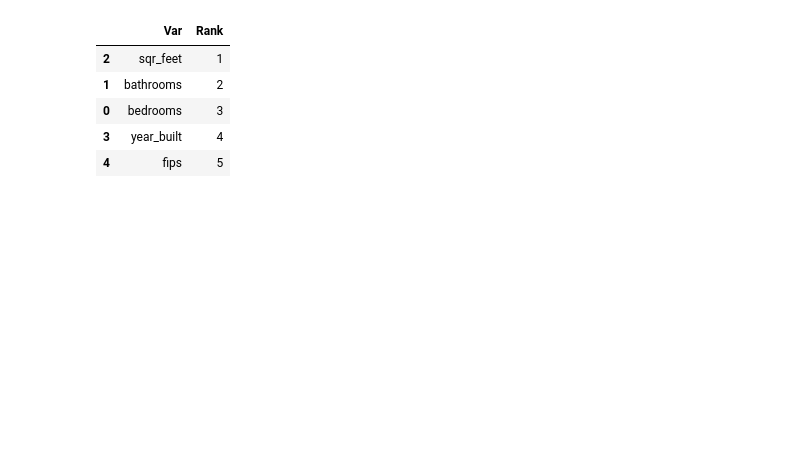
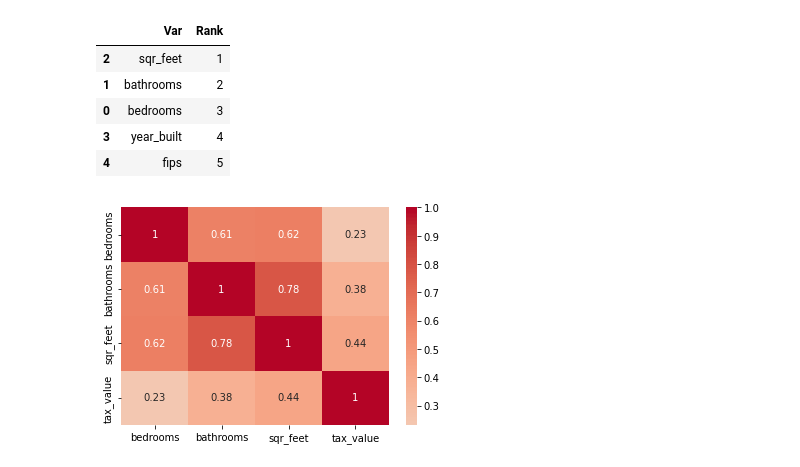
Before and after one commit to BraedenWright/regression-project, a Jupyter notebook: zillow_workbook.ipynb, the cells around one changed output. Cells and saved outputs as stored; diff of their text form; code cells hidden in the pictures; blank space fills up the shorter version.

```diff
--- a/zillow_workbook.ipynb
+++ b/zillow_workbook.ipynb
@@ -126,6 +126,11 @@ ep.rfe_feature_rankings(x_train_scaled, x_train, y_train, 1)
 | 0 | bedrooms | 3 |
 | 3 | year_built | 4 |
 | 4 | fips | 5 |
+# %%
+sns.heatmap(train.corr(), cmap='coolwarm', center=0, annot=True)
+plt.show()
+# %% [output]
+[figure, added]
 # %%
 # Judging from the RFE ranking, gonna look into square footage more
 sns.relplot(x='sqr_feet', y='tax_value', data=train)
```
Also changed, not shown: parts of 16 cells of this notebook, 3 other files.
